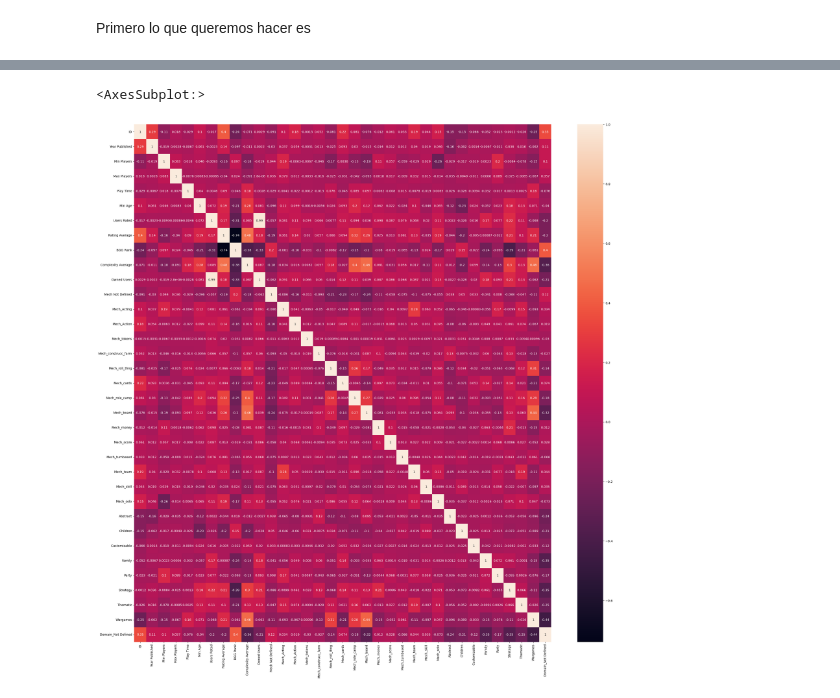
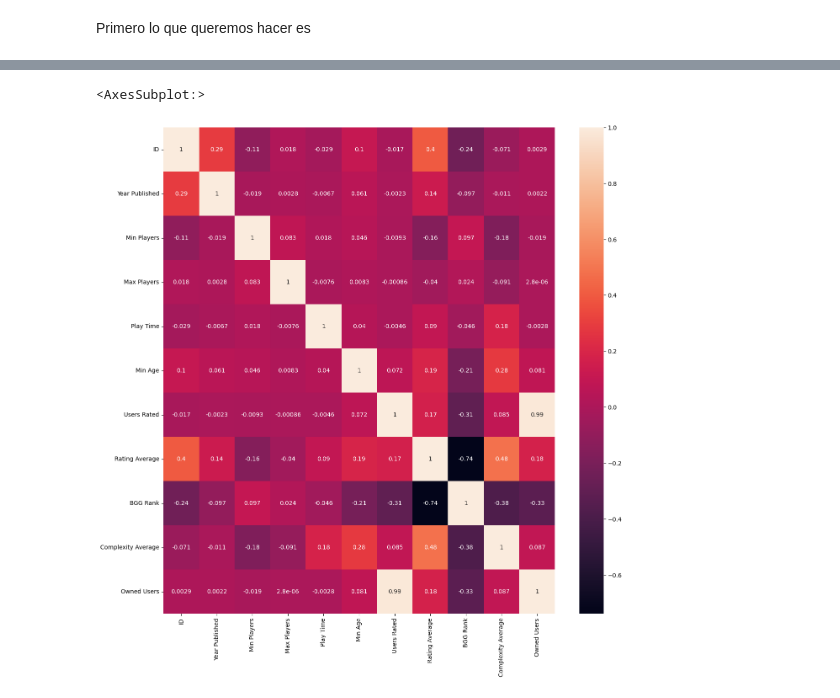
Before and after one commit to svalencia-romero/Prediccion-rating-de-usuarios-de-juegos-de-mesa, a Jupyter notebook: notebooks/01_EDA.ipynb, the cells around one changed output, grey strips where cells are left out. Cells and saved outputs as stored; diff of their text form; code cells hidden in the pictures.

```diff
--- a/notebooks/01_EDA.ipynb
+++ b/notebooks/01_EDA.ipynb
@@ -8,7 +8,7 @@ import matplotlib.pyplot as plt
 # %%
 from pandas_profiling import ProfileReport
 # %%
-df = pd.read_csv("../data/processed/bgg_proc_ml.csv")
+df = pd.read_csv("../data/processed/bgg_proc_clean.csv")
 # %%
 df.head(5)
 # %% [output]
@@ -42,9 +41,9 @@ memory usage: 5.9+ MB
 # %%
-plt.figure(figsize=(30,30))
+plt.figure(figsize=(15,15))
 sns.heatmap(df.corr(),annot=True)
 # %% [output]
 <AxesSubplot:>
-[figure, old version]
+[figure, new version]
 # %%
 prof = ProfileReport(df)
 # %%
```
Also changed, not shown: parts of 3 cells of this notebook, 1 other file.
